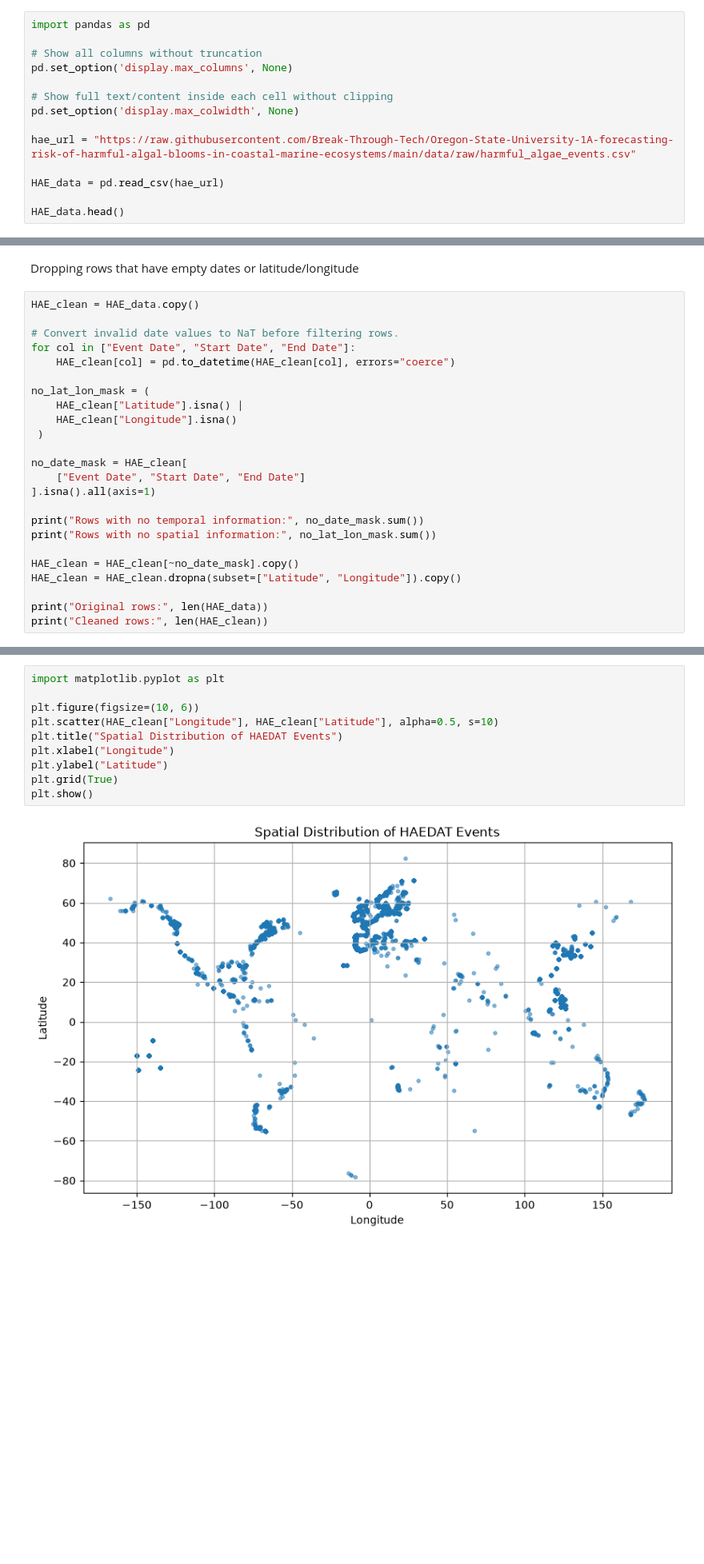
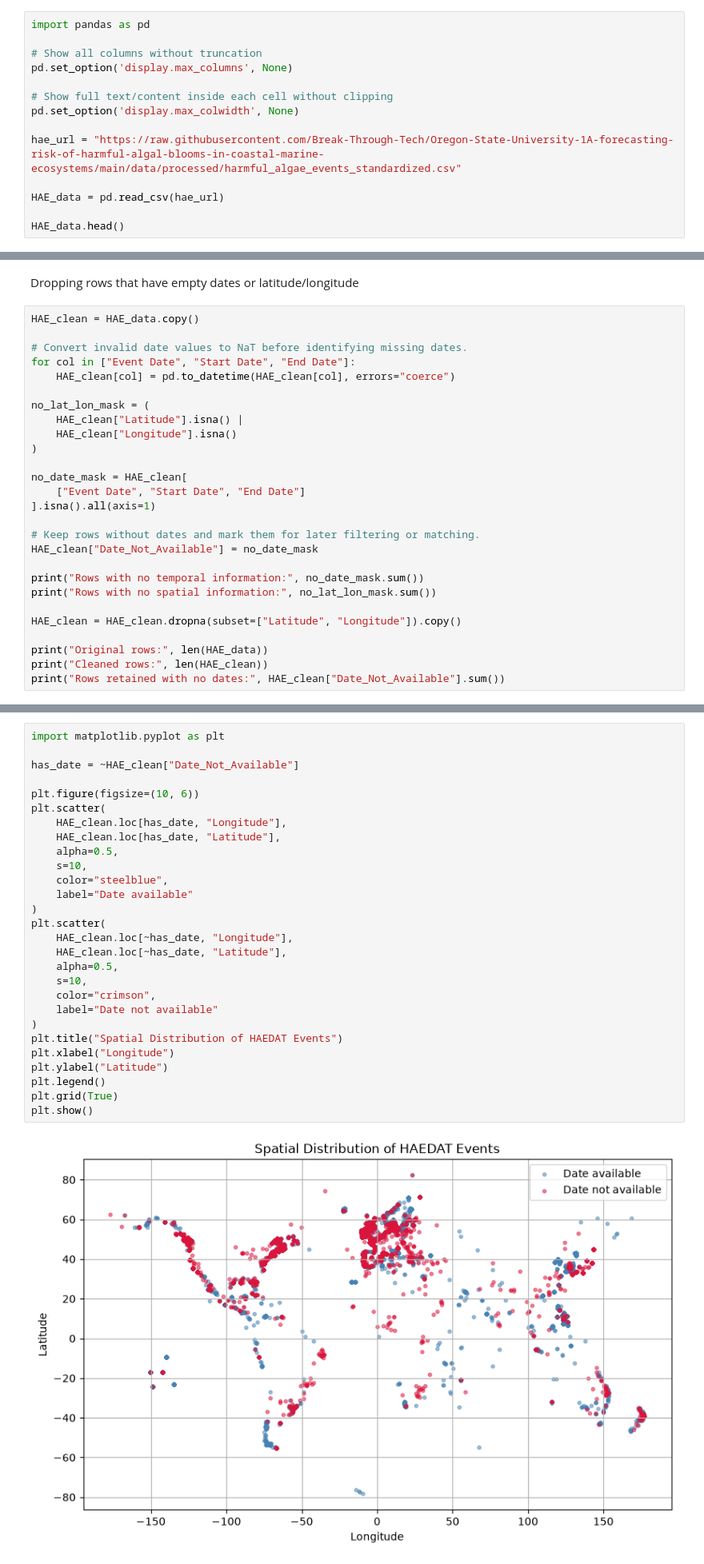
Before and after one commit to Break-Through-Tech/Oregon-State-University-1A-forecasting-risk-of-harmful-algal-blooms-in-coastal-marine-ecosystems, a Jupyter notebook: notebooks/OSU1A.ipynb, the cells around one changed output, grey strips where cells are left out. Shown at 80% size. Drawn from its saved outputs; the diff is of its cells as text; blank space fills up the shorter version.

Commit message:
added comparision depending on if date given or not

```diff
--- a/notebooks/OSU1A.ipynb
+++ b/notebooks/OSU1A.ipynb
@@ -47,7 +47,7 @@ pd.set_option('display.max_columns', None)
 # Show full text/content inside each cell without clipping
 pd.set_option('display.max_colwidth', None)
 
-hae_url = "https://raw.githubusercontent.com/Break-Through-Tech/Oregon-State-University-1A-forecasting-risk-of-harmful-algal-blooms-in-coastal-marine-ecosystems/main/data/raw/harmful_algae_events.csv"
+hae_url = "https://raw.githubusercontent.com/Break-Through-Tech/Oregon-State-University-1A-forecasting-risk-of-harmful-algal-blooms-in-coastal-marine-ecosystems/main/data/processed/harmful_algae_events_standardized.csv"
 
 HAE_data = pd.read_csv(hae_url)
 
@@ -142,27 +150,30 @@ Dropping rows that have empty dates or latitude/longitude
 # %%
 HAE_clean = HAE_data.copy()
 
-# Convert invalid date values to NaT before filtering rows.
+# Convert invalid date values to NaT before identifying missing dates.
 for col in ["Event Date", "Start Date", "End Date"]:
     HAE_clean[col] = pd.to_datetime(HAE_clean[col], errors="coerce")
 
 no_lat_lon_mask = (
     HAE_clean["Latitude"].isna() |
     HAE_clean["Longitude"].isna()
- )
+)
 
 no_date_mask = HAE_clean[
     ["Event Date", "Start Date", "End Date"]
 ].isna().all(axis=1)
 
+# Keep rows without dates and mark them for later filtering or matching.
+HAE_clean["Date_Not_Available"] = no_date_mask
+
 print("Rows with no temporal information:", no_date_mask.sum())
 print("Rows with no spatial information:", no_lat_lon_mask.sum())
 
-HAE_clean = HAE_clean[~no_date_mask].copy()
 HAE_clean = HAE_clean.dropna(subset=["Latitude", "Longitude"]).copy()
 
 print("Original rows:", len(HAE_data))
 print("Cleaned rows:", len(HAE_clean))
+print("Rows retained with no dates:", HAE_clean["Date_Not_Available"].sum())
 # %% [output]
 Rows with no temporal information: 3836
 Rows with no spatial information: 57
@@ -287,15 +301,33 @@ print(HAE_clean[HAE_clean["Latitude"] == 21.7187][["Latitude", "Longitude", "Cou
 # %%
 import matplotlib.pyplot as plt
 
+has_date = ~HAE_clean["Date_Not_Available"]
+
 plt.figure(figsize=(10, 6))
-plt.scatter(HAE_clean["Longitude"], HAE_clean["Latitude"], alpha=0.5, s=10)
+plt.scatter(
+    HAE_clean.loc[has_date, "Longitude"],
+    HAE_clean.loc[has_date, "Latitude"],
+    alpha=0.5,
+    s=10,
+    color="steelblue",
+    label="Date available"
+)
+plt.scatter(
+    HAE_clean.loc[~has_date, "Longitude"],
+    HAE_clean.loc[~has_date, "Latitude"],
+    alpha=0.5,
+    s=10,
+    color="crimson",
+    label="Date not available"
+)
 plt.title("Spatial Distribution of HAEDAT Events")
 plt.xlabel("Longitude")
 plt.ylabel("Latitude")
+plt.legend()
 plt.grid(True)
 plt.show()
 # %% [output]
-[figure, old version]
+[figure, new version]
 # %%
 # Ensure Target_Date is parsed as datetime
 HAE_clean["Target_Date"] = pd.to_datetime(HAE_clean["Target_Date"])
```
Also changed, not shown: parts of 12 cells of this notebook.
